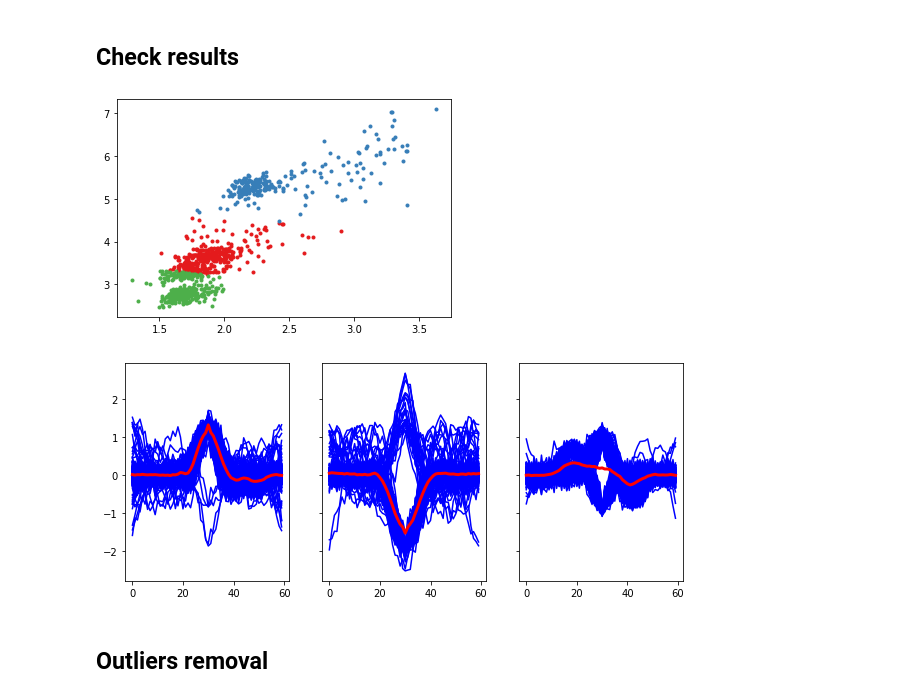
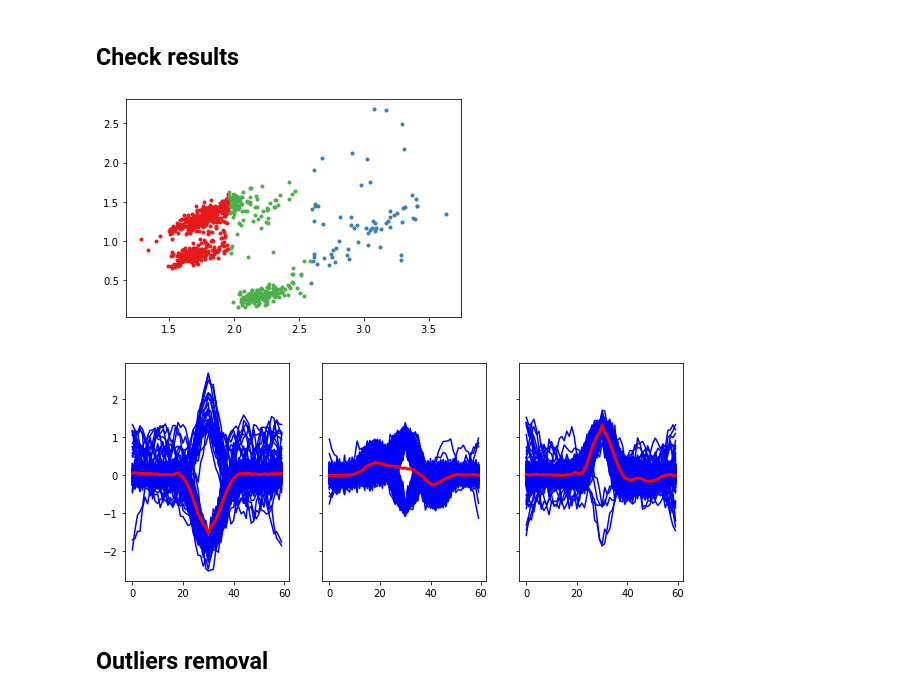
Before and after one commit to SmRanaldi/NeuralEngineeringClass, a Jupyter notebook: material/notebooks/D07.ipynb, the cells around one changed output. Saved outputs shown, nothing was run; the diff lists cells and outputs as text; code cells hidden in the pictures.

```diff
--- a/material/notebooks/D07.ipynb
+++ b/material/notebooks/D07.ipynb
@@ -47,7 +49,7 @@ print(features_all.shape)
 (888, 5)
 # %%
 n_neurons = 3
-features_to_plot = [0,3,4]
+features_to_plot = [0,0]
 
 cluster = KMeans(n_clusters=n_neurons)
 
@@ -59,15 +61,15 @@ KMeans(n_clusters=3)
 # %%
 plt.figure()
 
 c = plt.get_cmap('Set1')
 
 for i in range(n_neurons):
     idx = np.where(cluster.labels_==i)[0]
-    plt.plot(features_all[idx,features_to_plot[0]], features_all[idx,features_to_plot[1]], '.', c=c(i))
+    plt.plot(features_all[idx,features_to_plot[0]], features_all[idx,1], '.', c=c(i))
 
 plt.show()
 # %% [output]
-[figure, old version]
+[figure, new version]
 # %%
 fig,ax = plt.subplots(1, n_neurons, figsize=(10,4), sharex=True, sharey=True)
 for i in range(n_neurons):
@@ -76,7 +78,7 @@ for i in range(n_neurons):
     ax[i].plot(np.mean(spike_matrix[idx,:], axis=0), 'r', lw=3)
 plt.show()
 # %% [output]
-[figure, old version]
+[figure, new version]
 # %% [markdown]
 ## Outliers removal
 # %%
```
Also changed, not shown: parts of 4 cells of this notebook, 6 other files.
